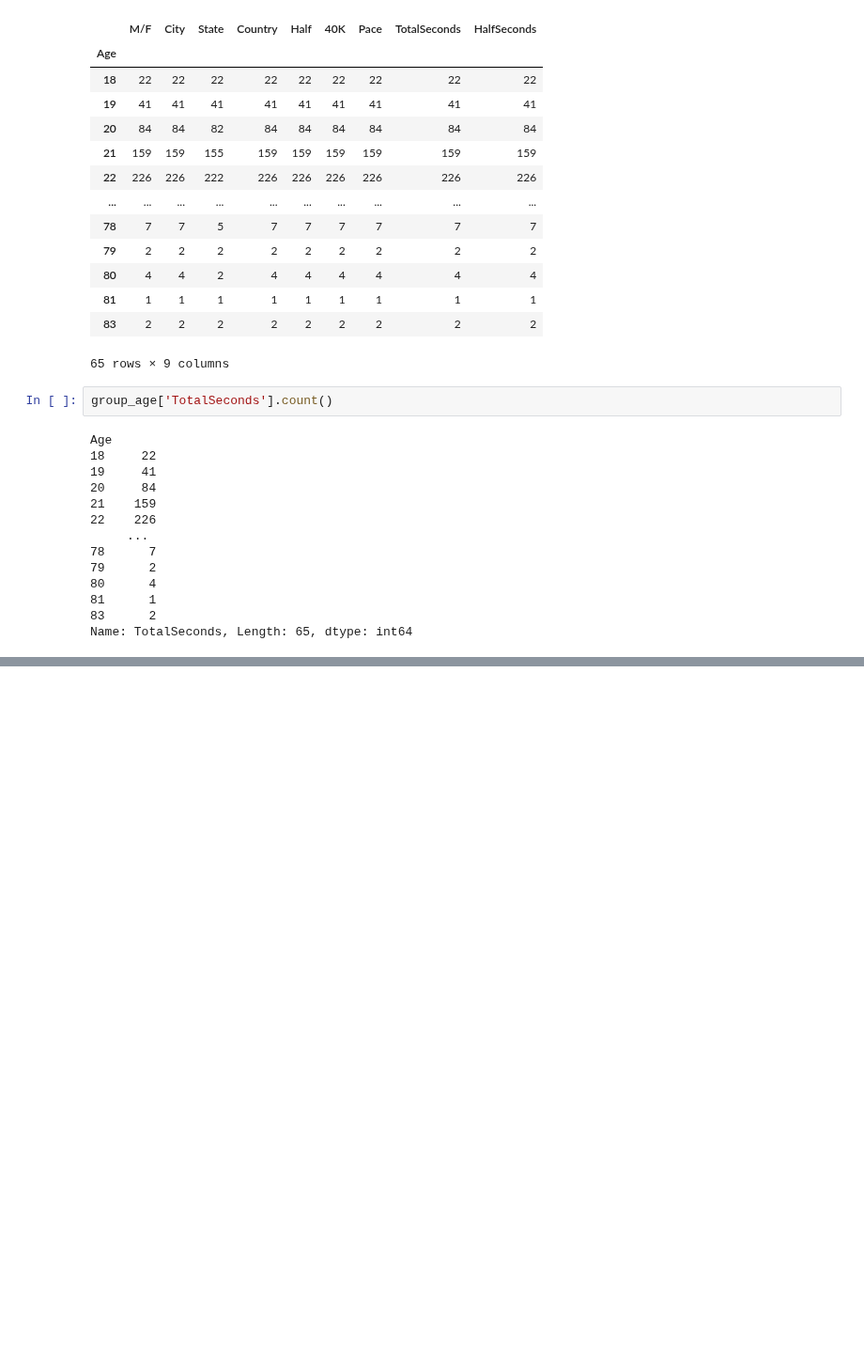
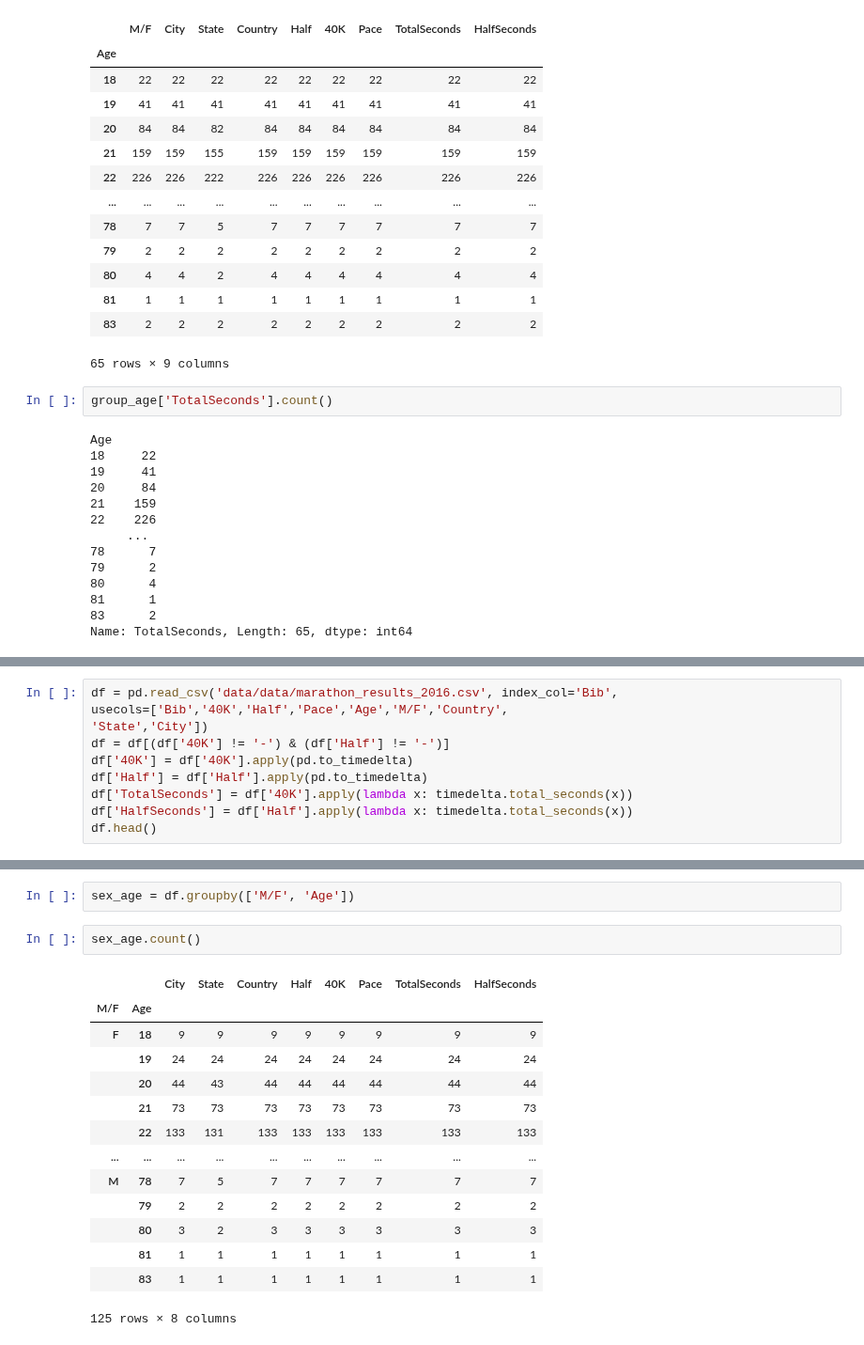
Before and after one commit to Byienio/Pandas_pg, a Jupyter notebook: GroupData.ipynb, the cells around one changed output, grey strips where cells are left out. Shown at 94% size. Cells and saved outputs as stored; diff of their text form; blank space fills up the shorter version.

```diff
--- a/GroupData.ipynb
+++ b/GroupData.ipynb
@@ -289,0 +292,10 @@ Name: TotalSeconds, Length: 65, dtype: int64
+# %%
+df = pd.read_csv('data/data/marathon_results_2016.csv', index_col='Bib',
+usecols=['Bib','40K','Half','Pace','Age','M/F','Country',
+'State','City'])
+df = df[(df['40K'] != '-') & (df['Half'] != '-')]
+df['40K'] = df['40K'].apply(pd.to_timedelta)
+df['Half'] = df['Half'].apply(pd.to_timedelta)
+df['TotalSeconds'] = df['40K'].apply(lambda x: timedelta.total_seconds(x))
+df['HalfSeconds'] = df['Half'].apply(lambda x: timedelta.total_seconds(x))
+df.head()
@@ -289,0 +338,19 @@ Name: TotalSeconds, Length: 65, dtype: int64
+# %%
+sex_age = df.groupby(['M/F', 'Age'])
+# %%
+sex_age.count()
+# %% [output]
+|  |  | City | State | Country | Half | 40K | Pace | TotalSeconds | HalfSeconds |
+| M/F | Age |  |  |  |  |  |  |  |  |
+| F | 18 | 9 | 9 | 9 | 9 | 9 | 9 | 9 | 9 |
+|  | 19 | 24 | 24 | 24 | 24 | 24 | 24 | 24 | 24 |
+|  | 20 | 44 | 43 | 44 | 44 | 44 | 44 | 44 | 44 |
+|  | 21 | 73 | 73 | 73 | 73 | 73 | 73 | 73 | 73 |
+|  | 22 | 133 | 131 | 133 | 133 | 133 | 133 | 133 | 133 |
+| ... | ... | ... | ... | ... | ... | ... | ... | ... | ... |
+| M | 78 | 7 | 5 | 7 | 7 | 7 | 7 | 7 | 7 |
+|  | 79 | 2 | 2 | 2 | 2 | 2 | 2 | 2 | 2 |
+|  | 80 | 3 | 2 | 3 | 3 | 3 | 3 | 3 | 3 |
+|  | 81 | 1 | 1 | 1 | 1 | 1 | 1 | 1 | 1 |
+|  | 83 | 1 | 1 | 1 | 1 | 1 | 1 | 1 | 1 |
+125 rows × 8 columns
```
Also changed, not shown: parts of 7 cells of this notebook.
